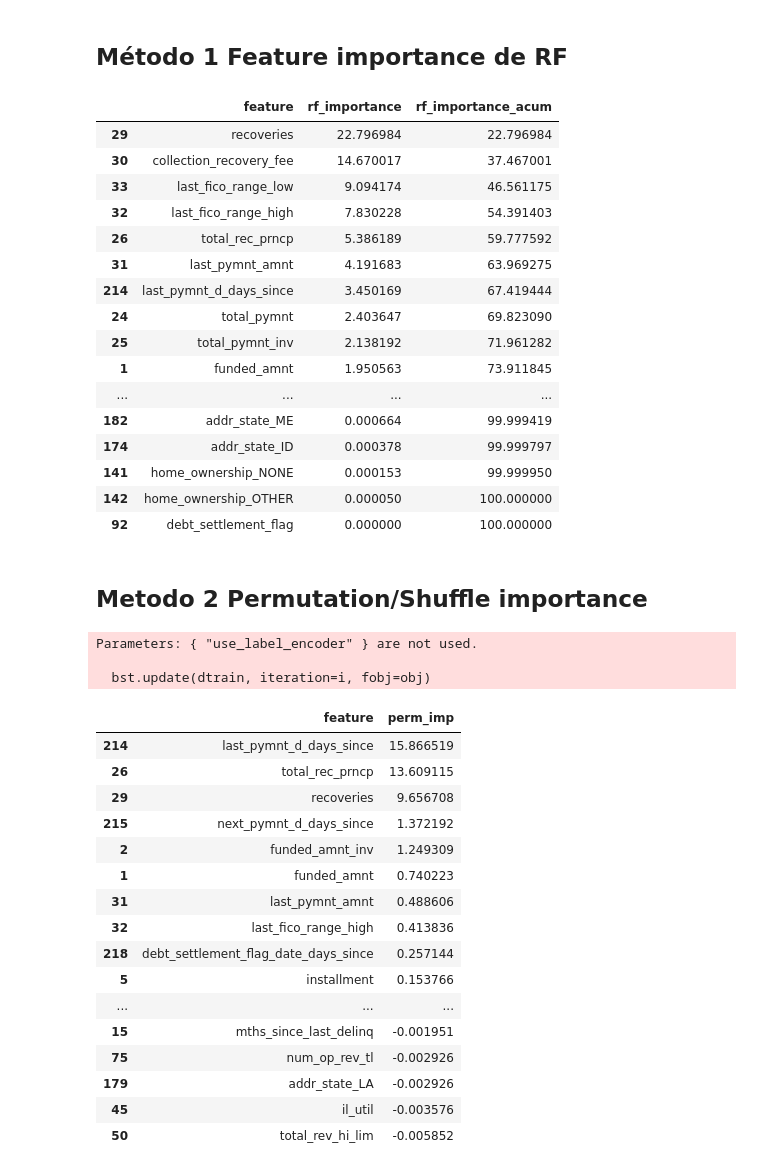
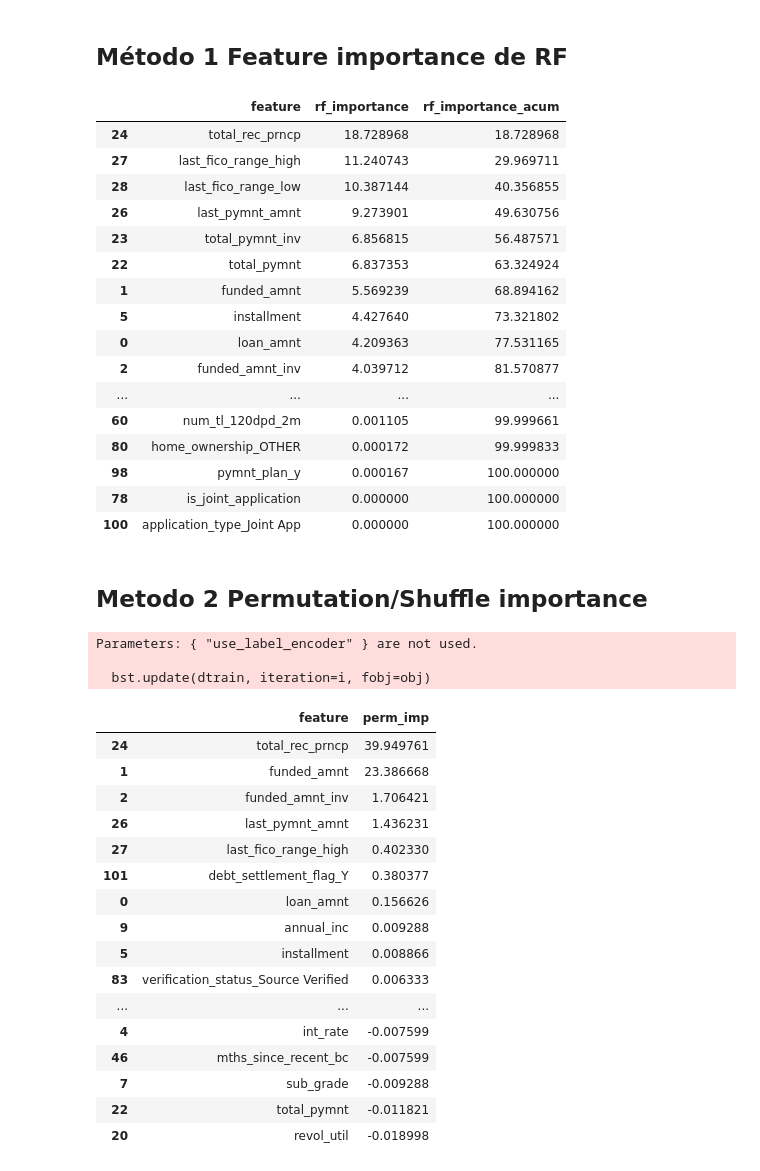
Before and after one commit to 4GeeksAcademy/final_project_creditscoring, a Jupyter notebook: notebooks/EDA.ipynb, the cells around one changed output. Saved outputs shown, nothing was run; the diff lists cells and outputs as text; code cells hidden in the pictures.

```diff
--- a/notebooks/EDA.ipynb
+++ b/notebooks/EDA.ipynb
@@ -1628,37 +1629,37 @@ El dataset resultante conserva prácticamente toda la información original, per
 ## Método 1 Feature importance de RF
 # %%
 # Entrenamiento de RF
-model = RandomForestClassifier(random_state=42,n_jobs=-1).fit(df_train_clean, y_train_clean)
+model = RandomForestClassifier(random_state=42,n_jobs=-1).fit(X_train, y_train)
 # Importancia de características
 importances = model.feature_importances_/model.feature_importances_.sum()*100
 # Convertir a DataFrame
-df_rf_imp = pd.DataFrame({'feature': df_train_clean.columns,'rf_importance': importances}).sort_values(by='rf_importance', ascending=False)
+df_rf_imp = pd.DataFrame({'feature': X_train.columns,'rf_importance': importances}).sort_values(by='rf_importance', ascending=False)
 # Calculamos la importancia acumulada
 df_rf_imp['rf_importance_acum'] = df_rf_imp['rf_importance'].cumsum()
 df_rf_imp
 # %% [output]
 |  | feature | rf_importance | rf_importance_acum |
-| 29 | recoveries | 22.796984 | 22.796984 |
-| 30 | collection_recovery_fee | 14.670017 | 37.467001 |
-| 33 | last_fico_range_low | 9.094174 | 46.561175 |
-| 32 | last_fico_range_high | 7.830228 | 54.391403 |
-| 26 | total_rec_prncp | 5.386189 | 59.777592 |
-| 31 | last_pymnt_amnt | 4.191683 | 63.969275 |
-| 214 | last_pymnt_d_days_since | 3.450169 | 67.419444 |
-| 24 | total_pymnt | 2.403647 | 69.823090 |
-| 25 | total_pymnt_inv | 2.138192 | 71.961282 |
-| 1 | funded_amnt | 1.950563 | 73.911845 |
+| 24 | total_rec_prncp | 18.728968 | 18.728968 |
+| 27 | last_fico_range_high | 11.240743 | 29.969711 |
+| 28 | last_fico_range_low | 10.387144 | 40.356855 |
+| 26 | last_pymnt_amnt | 9.273901 | 49.630756 |
+| 23 | total_pymnt_inv | 6.856815 | 56.487571 |
+| 22 | total_pymnt | 6.837353 | 63.324924 |
+| 1 | funded_amnt | 5.569239 | 68.894162 |
+| 5 | installment | 4.427640 | 73.321802 |
+| 0 | loan_amnt | 4.209363 | 77.531165 |
+| 2 | funded_amnt_inv | 4.039712 | 81.570877 |
 | ... | ... | ... | ... |
-| 182 | addr_state_ME | 0.000664 | 99.999419 |
-| 174 | addr_state_ID | 0.000378 | 99.999797 |
-| 141 | home_ownership_NONE | 0.000153 | 99.999950 |
-| 142 | home_ownership_OTHER | 0.000050 | 100.000000 |
-| 92 | debt_settlement_flag | 0.000000 | 100.000000 |
+| 60 | num_tl_120dpd_2m | 0.001105 | 99.999661 |
+| 80 | home_ownership_OTHER | 0.000172 | 99.999833 |
+| 98 | pymnt_plan_y | 0.000167 | 100.000000 |
+| 78 | is_joint_application | 0.000000 | 100.000000 |
+| 100 | application_type_Joint App | 0.000000 | 100.000000 |
 # %% [markdown]
 ## Metodo 2 Permutation/Shuffle importance
 # %%
 # Para esta técnica y la de shap se necesita conjunto de validación
-X_train1, X_val, y_train1, y_val = train_test_split(df_train_clean, y_train_clean, test_size=0.2, random_state=42)
+X_train1, X_val, y_train1, y_val = train_test_split(X_train, y_train, test_size=0.2, random_state=42)
 
 # Ajustamos el modelo
 model_xgb = XGBClassifier(objective='binary:logistic',random_state=42,use_label_encoder=False,eval_metric='logloss').fit(X_train1, y_train1)
@@ -1666,26 +1667,26 @@ model_xgb = XGBClassifier(objective='binary:logistic',random_state=42,use_label_
 # Realizamos 10 permutaciones por cada característica (se usa neg_mean_absolute_error)
 perm = permutation_importance(model_xgb, X_val, y_val, n_repeats=10, random_state=42, n_jobs=-1, scoring='accuracy')
 
-df_perm_imp = pd.DataFrame({'feature': df_train_clean.columns, 'perm_imp': perm.importances_mean*100}).sort_values('perm_imp', ascending=False)
+df_perm_imp = pd.DataFrame({'feature': X_train.columns, 'perm_imp': perm.importances_mean*100}).sort_values('perm_imp', ascending=False)
 df_perm_imp
 # %% [output]
 Parameters: { "use_label_encoder" } are not used.
 
   bst.update(dtrain, iteration=i, fobj=obj)
 |  | feature | perm_imp |
-| 214 | last_pymnt_d_days_since | 15.866519 |
-| 26 | total_rec_prncp | 13.609115 |
-| 29 | recoveries | 9.656708 |
-| 215 | next_pymnt_d_days_since | 1.372192 |
-| 2 | funded_amnt_inv | 1.249309 |
-| 1 | funded_amnt | 0.740223 |
-| 31 | last_pymnt_amnt | 0.488606 |
-| 32 | last_fico_range_high | 0.413836 |
-| 218 | debt_settlement_flag_date_days_since | 0.257144 |
-| 5 | installment | 0.153766 |
+| 24 | total_rec_prncp | 39.949761 |
+| 1 | funded_amnt | 23.386668 |
+| 2 | funded_amnt_inv | 1.706421 |
+| 26 | last_pymnt_amnt | 1.436231 |
+| 27 | last_fico_range_high | 0.402330 |
+| 101 | debt_settlement_flag_Y | 0.380377 |
+| 0 | loan_amnt | 0.156626 |
+| 9 | annual_inc | 0.009288 |
+| 5 | installment | 0.008866 |
+| 83 | verification_status_Source Verified | 0.006333 |
 | ... | ... | ... |
-| 15 | mths_since_last_delinq | -0.001951 |
-| 75 | num_op_rev_tl | -0.002926 |
-| 179 | addr_state_LA | -0.002926 |
-| 45 | il_util | -0.003576 |
-| 50 | total_rev_hi_lim | -0.005852 |
+| 4 | int_rate | -0.007599 |
+| 46 | mths_since_recent_bc | -0.007599 |
+| 7 | sub_grade | -0.009288 |
+| 22 | total_pymnt | -0.011821 |
+| 20 | revol_util | -0.018998 |
```
Also changed, not shown: parts of 37 cells of this notebook, 1 other file.
